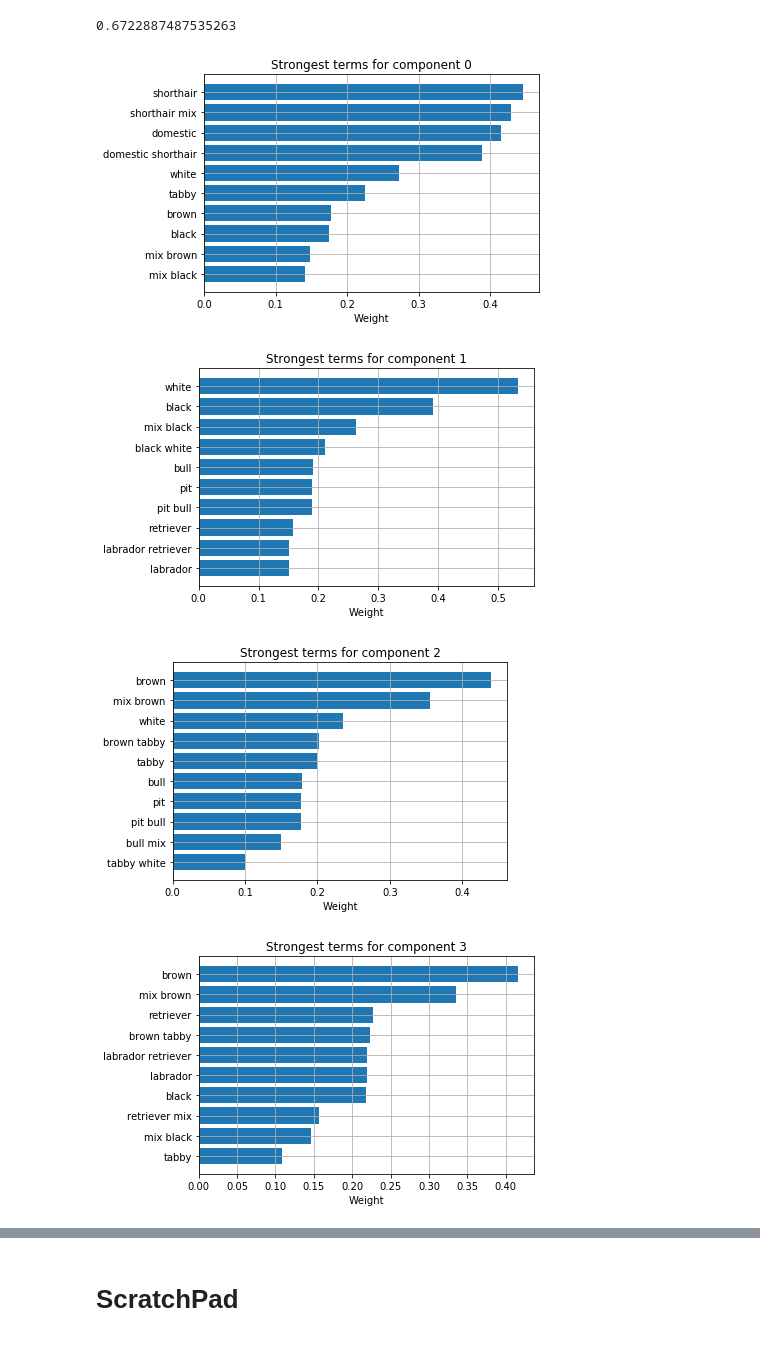
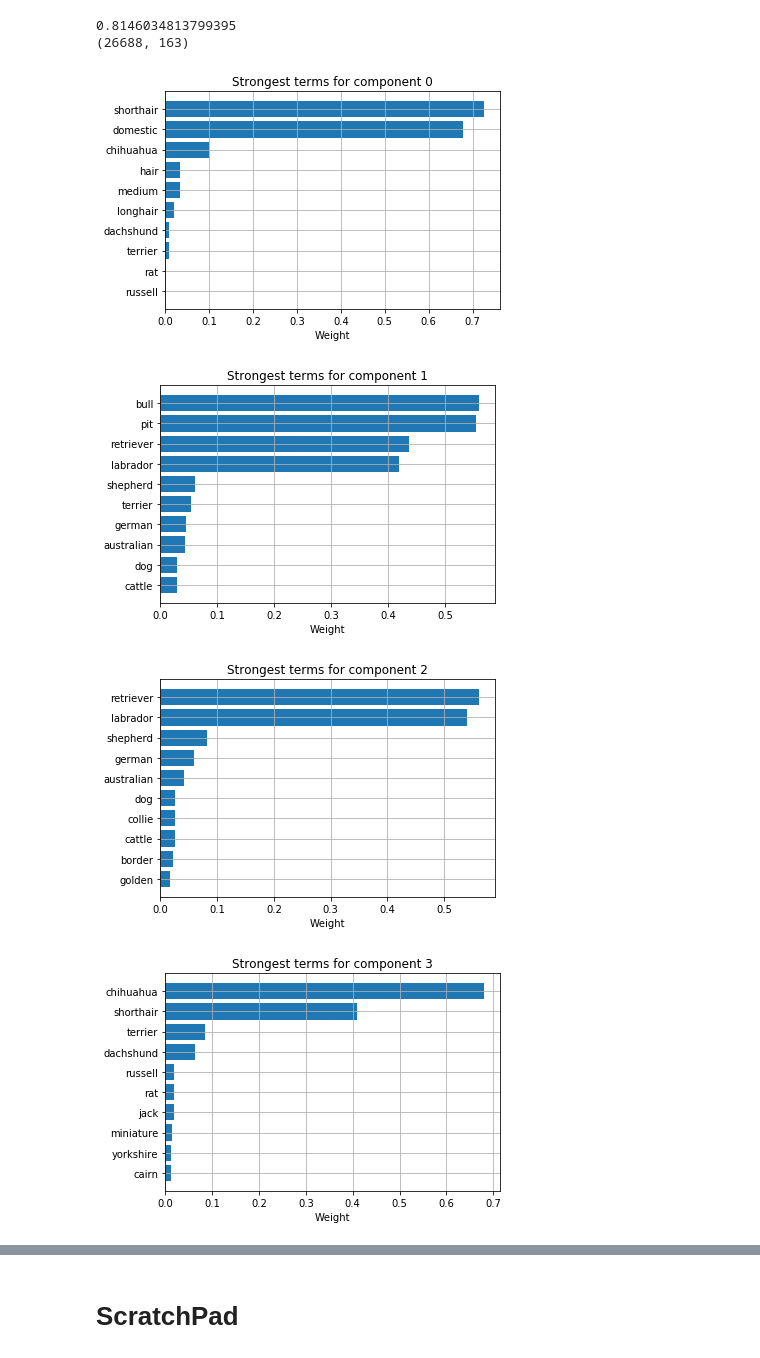
Before and after one commit to jfarrugia-uom/2017Sem03CourseWork, a Jupyter notebook: ML/Assignment/Animal Shelter 2.ipynb, the cells around one changed output, grey strips where cells are left out. Cells and saved outputs as stored; diff of their text form; code cells hidden in the pictures.

```diff
--- a/ML/Assignment/Animal Shelter 2.ipynb
+++ b/ML/Assignment/Animal Shelter 2.ipynb
@@ -135,10 +153,4 @@ def get_sine_transformation(value, max_value):
 
 def get_cosine_transformation(value, max_value):
     return np.cos(2 * np.pi * (value / max_value))
-# %%
-df = pd.read_csv('train.csv', header=0, sep=",")
-# print columns having at least one null entry
-print df.isnull().any()
-# remove entries where age = 0
-df = df[~(df.AgeuponOutcome == '0 years')]
 # %%
@@ -218,0 +206,6 @@ def get_breed_freq(breed_counts, breed1, breed2):
+# %%
+# import training data in pandas dataframe df
+df = pd.read_csv('train.csv', header=0, sep=",")
+df = df.pipe(extract_basic_features)
+df.head()
+df.loc[:, ["AgeuponOutcome", "AgeInDays", "AgeCategory"]]
@@ -353,9 +497,17 @@ def get_text_features(df):
     text_features = list(df.apply(lambda x: '%s %s' % (x['Breed'], x['Color']),axis=1))
     return text_features
 
+def get_breed_features(df):
+    text_features = list(df.apply(lambda x: '%s' % (x['Breed']),axis=1))
+    return text_features
+
+def get_color_features(df):
+    text_features = list(df.apply(lambda x: '%s' % (x['Color']),axis=1))
+    return text_features
+
 # returns vectorizer and sparse term matrix
 def vectorise_text(text_features):
-    ctv = CountVectorizer(binary=True, min_df=10, max_df=0.6, ngram_range=(1,2))
+    ctv = CountVectorizer(binary=True, min_df=10, max_df=0.6, ngram_range=(1,1))
     #ctv = CountVectorizer(binary=True, ngram_range=(1,2))
     count_vector = ctv.fit_transform(text_features)
     return ctv, count_vector
@@ -397,16 +549,19 @@ def plot_weighted_terms_by_component(svd, feat_names, component_size):
 # %%
 # plot 10 SVD components of breed/colour uni/bigrams
 #text_features = get_text_features(model_frames[3].loc[model_frames[3]["AnimalType_Dog"]==1,:])
-text_features = get_text_features(model_frames[3])
-
+model_df = get_features(df, mode=2, drop_first=True )
+text_features = get_breed_features(model_df)
+#text_features = get_color_features(model_df.loc[model_df["AnimalType_Dog"] == 1,:])
 ctv, count_vector = vectorise_text(text_features)
 len(ctv.get_feature_names()) #320 features
 svd, svd_array = svd_count_matrix(count_vector, components=20)
 plot_weighted_terms_by_component(svd, ctv.get_feature_names(), 20)
-np.sum(svd.explained_variance_ratio_)
+print np.sum(svd.explained_variance_ratio_)
+print count_vector.shape
 # %% [output]
-0.6722887487535263
+0.8146034813799395
+(26688, 163)
-[figure, old version]
+[figure, new version]
-[figure, old version]
+[figure, new version]
-[figure, old version]
+[figure, new version]
-[figure, old version]
+[figure, new version]
```
Also changed, not shown: parts of 57 cells of this notebook, 1 other file.
